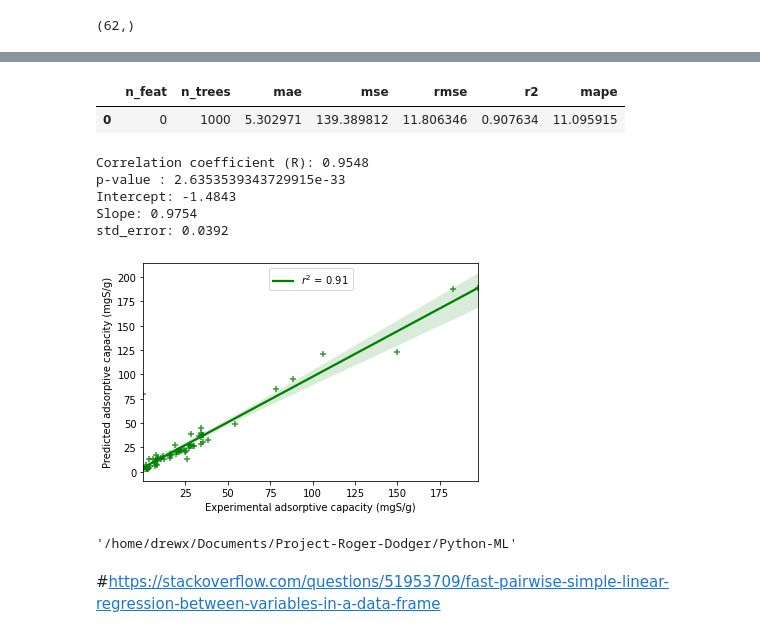
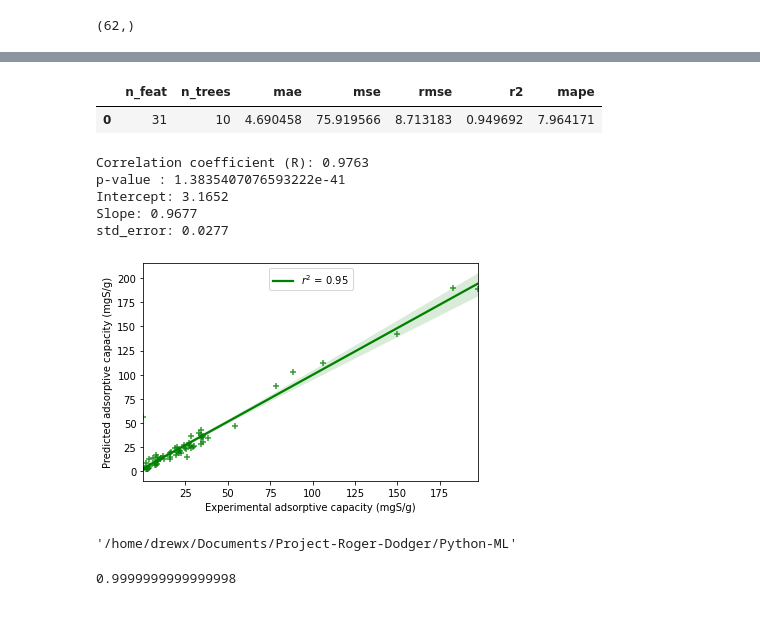
Before and after one commit to PiscatorX/Project-Roger-Dodger, a Jupyter notebook: Python-ML/random_forest.ipynb, the cells around one changed output, grey strips where cells are left out. Cells and saved outputs as stored; diff of their text form; code cells hidden in the pictures.

Commit message:
generate plots

```diff
--- a/Python-ML/random_forest.ipynb
+++ b/Python-ML/random_forest.ipynb
@@ -23,7 +25,7 @@ zeolite_outfile = "ZeoX_Final_encoded.tsv"
 zeolite_fileObj = open(zeolite_fname)
 # %%
 #create an instance to start processing the datafile
-getZeo = GetZeoliteTsv(zeolite_fileObj, zeolite_outfile)
+getZeo = GetZeoliteTsv(zeolite_fileObj)
 # %%
 #Sanity check of datatypes
 #important to recognise that datatypes are detected from the files
@@ -155,10 +157,10 @@ sc = StandardScaler()
 X_train = sc.fit_transform(X_train)
 X_test = sc.transform(X_test)
 # %%
-n_trees = 1000
-n_feat = 0
+n_trees = 10
+n_feat = 31
 #max_features=n_features,
-regressor = RandomForestRegressor(n_estimators=n_trees, random_state=0)
+regressor = RandomForestRegressor(n_estimators = 10, min_samples_split = 2, min_samples_leaf = 1, max_features = 37, max_depth = 28, random_state=1000)
 #TO DO
 #increase n_estimators
 #run in parallel
@@ -169,6 +193,7 @@ RandomForestRegressor(n_estimators=1000, random_state=0)
 # %%
 y_pred = regressor.predict(X_test)
 # %%
-data = pd.DataFrame.from_dict({'y_pred': y_pred, 'y_test': y_test, 'errors': y_pred - y_test, 'abs_errors': abs(y_pred - y_test)})
+plot_data = pd.DataFrame.from_dict({'y_pred': y_pred, 'y_test': y_test, 'errors': y_pred - y_test, 'abs_errors': abs(y_pred - y_test)})
+plot_data.to_csv("RF_model_performance.tsv", sep = "\t", index = False)
 # %%
 pd.options.display.max_rows = 4000
@@ -211,9 +215,9 @@ data_table = pd.DataFrame.from_dict({"n_feat": [n_feat],
 data_table
 # %% [output]
 |  | n_feat | n_trees | mae | mse | rmse | r2 | mape |
-| 0 | 0 | 1000 | 5.302971 | 139.389812 | 11.806346 | 0.907634 | 11.095915 |
+| 0 | 31 | 10 | 4.690458 | 75.919566 | 8.713183 | 0.949692 | 7.964171 |
 # %%
-slope, intercept, r_value, p_value, std_err = stats.linregress(y_pred, y_test)
+slope, intercept, r_value, p_value, std_err = stats.linregress(y_test, y_pred)
 # %%
 print("Correlation coefficient (R): {:.4f} ".format(r_value))
 print("p-value : {}".format(p_value))
@@ -221,27 +225,25 @@ print("Intercept: {:.4f}".format(intercept))
 print("Slope: {:.4f}".format(slope))
 print("std_error: {:.4f}".format(std_err))
 # %% [output]
-Correlation coefficient (R): 0.9548
-p-value : 2.6353539343729915e-33
-Intercept: -1.4843
-Slope: 0.9754
-std_error: 0.0392
+Correlation coefficient (R): 0.9763
+p-value : 1.3835407076593222e-41
+Intercept: 3.1652
+Slope: 0.9677
+std_error: 0.0277
 # %%
 ax = sns.regplot(y="y_pred",
                  x="y_test",
                  color="g",
                  marker="+",
                  line_kws={'label':'$r^2$ = {:.2f}'.format(r_value**2)},
-                 data = data)
+                 data = plot_data)
 
 plt.ylabel('Predicted adsorptive capacity (mgS/g)')
 plt.xlabel('Experimental adsorptive capacity (mgS/g)')
 ax.legend(loc=9)
 plt.savefig('traning_r2.pdf', format='pdf', dpi=1200)
 plt.show()
 os.getcwd()
 # %% [output]
-[figure, old version]
+[figure, new version]
 '/home/drewx/Documents/Project-Roger-Dodger/Python-ML'
-# %% [markdown]
-#https://stackoverflow.com/questions/51953709/fast-pairwise-simple-linear-regression-between-variables-in-a-data-frame
@@ -247,0 +257,4 @@ os.getcwd()
+# %%
+sum(feature_importance.importance)
+# %% [output]
+0.9999999999999998
```
Also changed, not shown: parts of 25 cells of this notebook, 4 other files.
